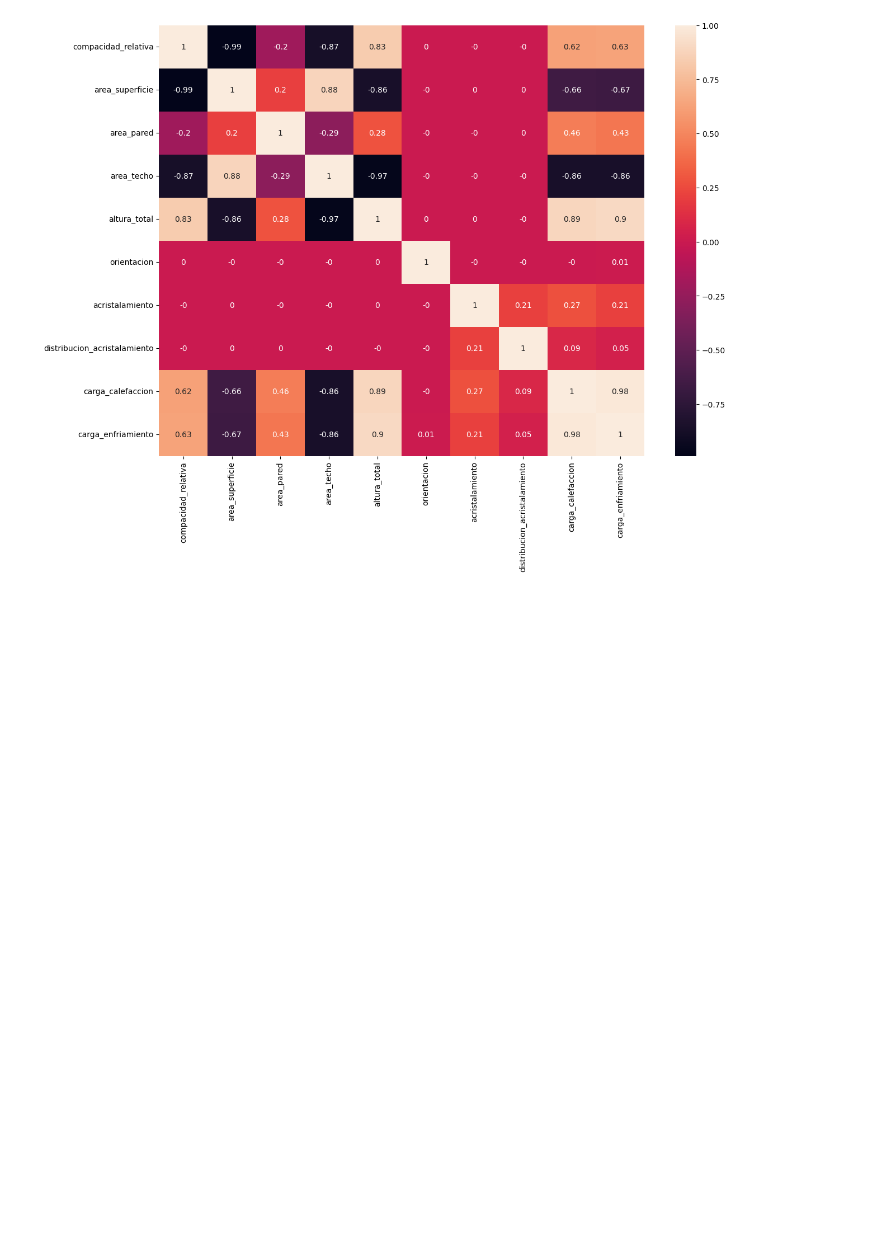
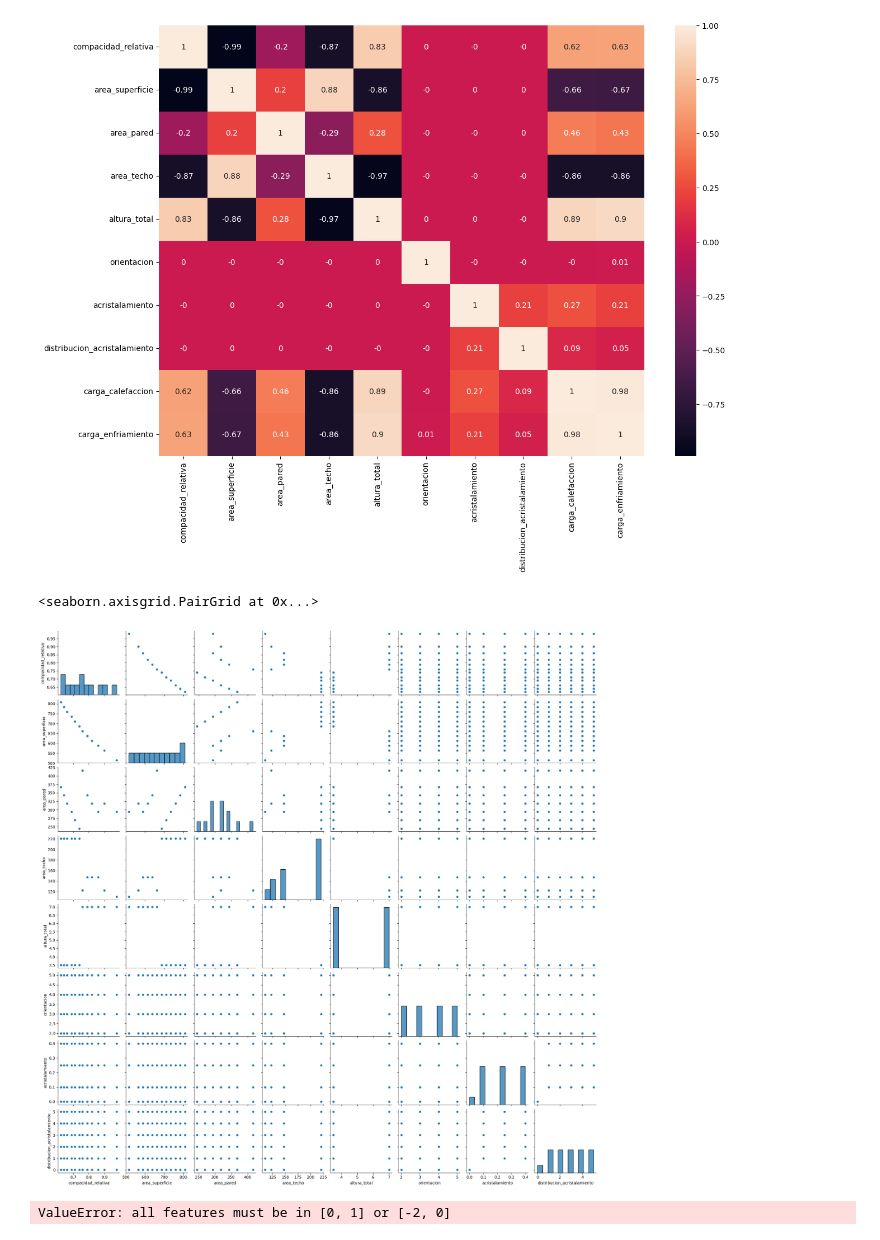
Before and after one commit to jmanuelc87/machine-learning-operations, a Jupyter notebook: mlops/notebooks/EDA_Eficiencia_Energetica.ipynb, the cells around one changed output. Drawn from its saved outputs; the diff is of its cells as text; code cells hidden in the pictures; blank space fills up the shorter version.

```diff
--- a/mlops/notebooks/EDA_Eficiencia_Energetica.ipynb
+++ b/mlops/notebooks/EDA_Eficiencia_Energetica.ipynb
@@ -269,3 +272,19 @@ sns.heatmap(round(df.corr(numeric_only=True),2), annot = True) # ---> Seaborn
 # %% [output]
 <Axes: >
 [figure]
+# %%
+##Eliminamos variables con alta correlacionalidad
+lista_w = df.filter(regex='carga_').columns
+df = df.drop(lista_w, axis=1)
+# %%
+sns.pairplot(data=df[['compacidad_relativa',
+        'area_superficie',
+        'area_pared',
+        'area_techo',
+        'altura_total',
+        'orientacion',
+        'acristalamiento',
+        'distribucion_acristalamiento']])
+# %% [output]
+<seaborn.axisgrid.PairGrid at 0x...>
+[figure, added]
@@ -271,0 +294,41 @@ sns.heatmap(round(df.corr(numeric_only=True),2), annot = True) # ---> Seaborn
+# %%
+from sklearn.ensemble import RandomForestRegressor
+from sklearn.pipeline import Pipeline
+from sklearn.impute import SimpleImputer
+from sklearn.preprocessing import OrdinalEncoder
+from sklearn.preprocessing import OneHotEncoder
+from sklearn.compose import ColumnTransformer
+# Apliaremos lo mínimo de transformaciones, en particular para datos perdidos:
+# Como solo tenemos una numérica, la podemos dejar sin escalar:
+num_pipe = Pipeline(steps = [('numImp', SimpleImputer(strategy='median')),
+                             ])
+num_pipe_nombres = [0]   # ['Page total likes']
+
+
+# Las ordinales las identificamos como tales:
+ord_pipe = Pipeline(steps =  [('OrdImp', SimpleImputer(strategy='most_frequent')),
+                              ('Ordfun', OrdinalEncoder(handle_unknown='use_encoded_value', unknown_value=-1 ))
+                              ])
+ord_pipe_nombres = [3,4,5]   # ['Post Month', 'Post Weekday', 'Post Hour']
+
+# Las nominales las transformamos con One-Hot-Encoder:
+nom_pipe = Pipeline(steps = [('ohe', OneHotEncoder(drop='first',
+                                                   handle_unknown='ignore',
+                                                   ))])
+nom_pipe_nombres = [1,2,6]   # ['Type', 'Category', 'Paid']
+
+
+# Conjuntamos las transformaciones que aplicaremos:
+columnasTransformer = ColumnTransformer(transformers = [('numpow', num_pipe, num_pipe_nombres),
+                                                        ('catOrd', ord_pipe, ord_pipe_nombres),
+                                                        ('catNom', nom_pipe, nom_pipe_nombres)
+                                                        ],
+                                        remainder='passthrough')
+
+# Ajustamos en Train y transformamos en Val y Test:
+XtrainFit = columnasTransformer.fit(Xtrain)
+XtrainT = XtrainFit.transform(Xtrain)
+XvalT  =  XtrainFit.transform(Xval)
+modelo_rf = RandomForestRegressor()
+# %% [output]
+ValueError: all features must be in [0, 1] or [-2, 0]
```
Also changed, not shown: parts of 2 cells of this notebook.
